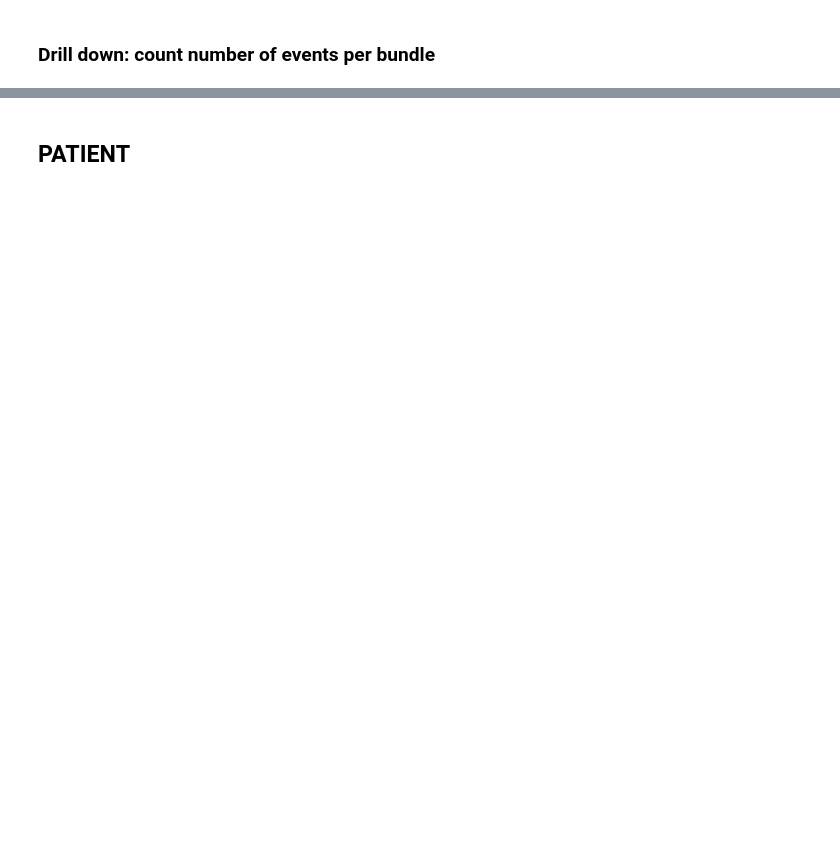
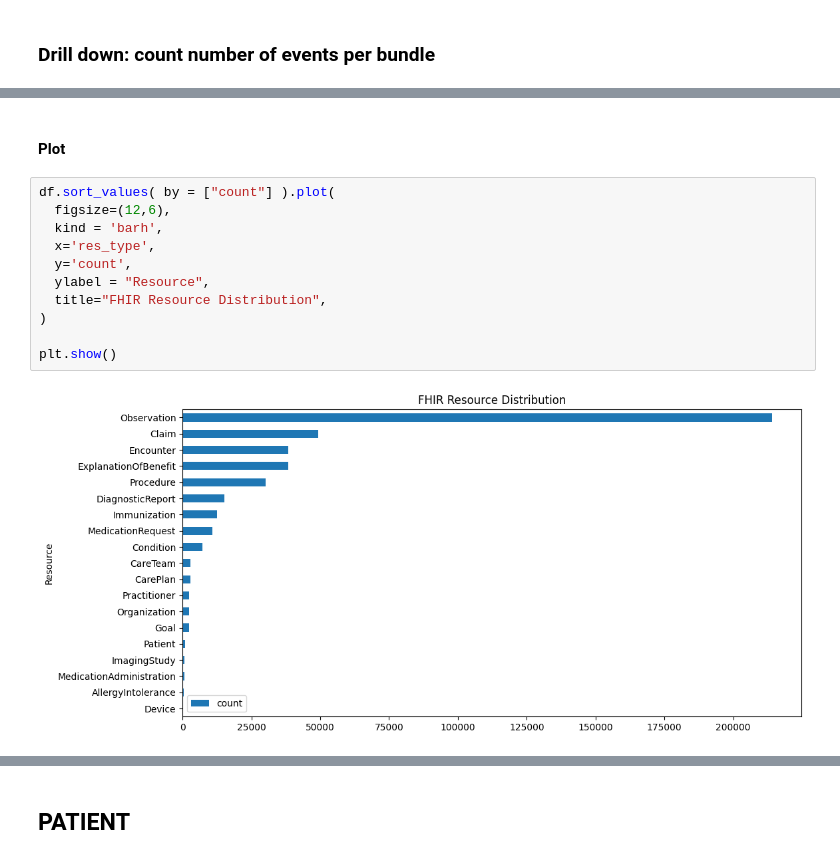
Before and after one commit to rwcitek/FHIR-to-Parquet, a Jupyter notebook: fhir-1ksample-duckdb.ipynb, the cells around one changed output, grey strips where cells are left out. Cells and saved outputs as stored; diff of their text form; blank space fills up the shorter version.

```diff
--- a/fhir-1ksample-duckdb.ipynb
+++ b/fhir-1ksample-duckdb.ipynb
@@ -157,2 +505,17 @@ con.query(query)
+# %% [markdown]
+#### Plot
+# %%
+df.sort_values( by = ["count"] ).plot(
+  figsize=(12,6),
+  kind = 'barh',
+  x='res_type',
+  y='count',
+  ylabel = "Resource",
+  title="FHIR Resource Distribution",
+)
+
+plt.show()
+# %% [output]
+[figure, added]
 # %%
 !ls -l --si
```
Also changed, not shown: parts of 93 cells of this notebook.
